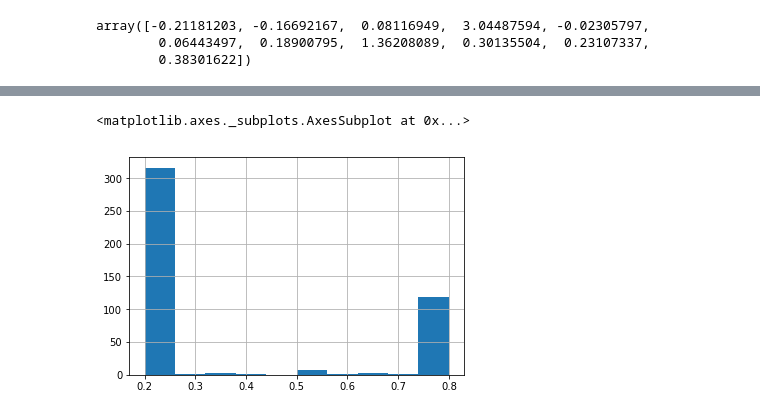
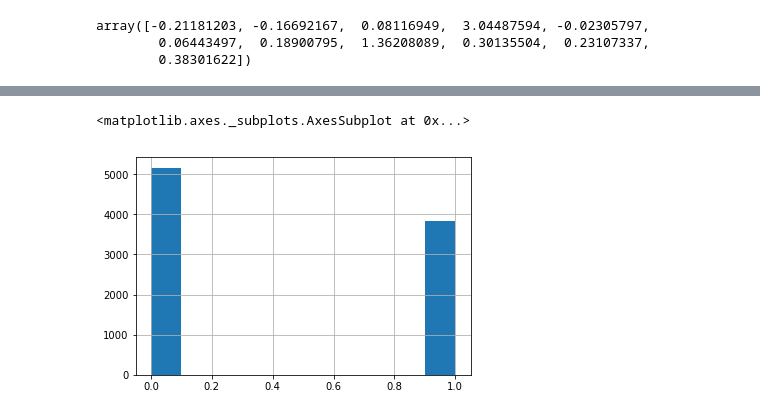
Before and after one commit to isaacxia10/heartsteps, a Jupyter notebook: BanditAlg/banditThompsonCent.ipynb, the cells around one changed output, grey strips where cells are left out. Drawn from its saved outputs; the diff is of its cells as text; code cells hidden in the pictures.

Commit message:
Refactored code, plot generation

```diff
--- a/BanditAlg/banditThompsonCent.ipynb
+++ b/BanditAlg/banditThompsonCent.ipynb
@@ -320,0 +315,18 @@ Done
+# %%
+## Creating Simulations
+
+# Counts from HS 1
+N = 48
+T = 41
+t = 5
+nBaseline = 1+7
+nInteract = 3 # Add 1 for bias term
+
+N_new = 20
+T_new = 90
+
+S, R, A = read_data(N, T, t, nBaseline)
+Eta, Thetas_fit = resid_regression(N, T, t, nBaseline, R, A, S)
+Eta_new, A_new, S_new = generate_new_users(Eta, A, S, 20, 90, T, t)
+
+print("Done")
@@ -452,0 +451,2 @@ plt.plot(probs) #probabilities of taking action 1
+# %%
+regret, probs, action = run_simulation(coef0 = Thetas_fit[3:11], coef1 = Thetas_fit[0:3], S_sim = S_new, resids_sim = Eta_new, reward_func = reward)
@@ -453,5 +484,5 @@ plt.plot(probs) #probabilities of taking action 1
 # %%
-pd.Series(probs).hist()
+pd.Series(action.flatten()).hist()
 # %% [output]
 <matplotlib.axes._subplots.AxesSubplot at 0x...>
-[figure, old version]
+[figure, new version]
```
Also changed, not shown: parts of 16 cells of this notebook.
